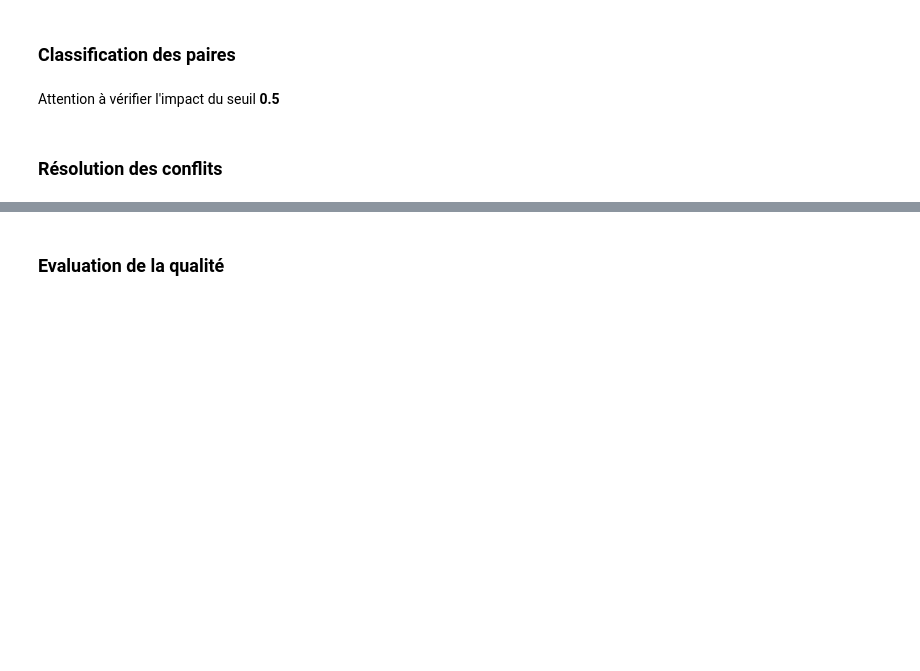
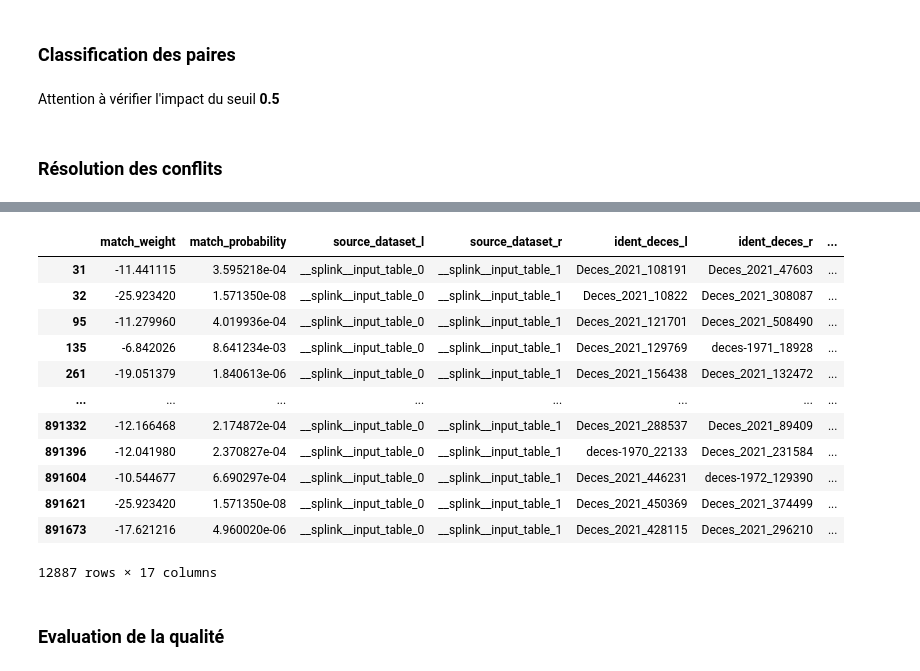
Before and after one commit to jpramil/test_splink_dcd, a Jupyter notebook: appariement_splink_dcd.ipynb, the cells around one changed output, grey strips where cells are left out. Saved outputs shown, nothing was run; the diff lists cells and outputs as text; code cells hidden in the pictures; blank space fills up the shorter version.

```diff
--- a/appariement_splink_dcd.ipynb
+++ b/appariement_splink_dcd.ipynb
@@ -239,3 +240,21 @@ results
+# %%
+pattern = ['match_probability', 'ident_deces', 'nom_etat_civil', 'prenoms_etat_civil', 'lieunaiss', 'jnais_etat_civil', 'mnais_etat_civil']
+res = results.filter(regex=f'^({pattern})', axis=1)
+res[res['match_weight'] < 0.5]
+# %% [output]
+|  | match_weight | match_probability | source_dataset_l | source_dataset_r | ident_deces_l | ident_deces_r | ... |
+| 31 | -11.441115 | 3.595218e-04 | __splink__input_table_0 | __splink__input_table_1 | Deces_2021_108191 | Deces_2021_47603 | ... |
+| 32 | -25.923420 | 1.571350e-08 | __splink__input_table_0 | __splink__input_table_1 | Deces_2021_10822 | Deces_2021_308087 | ... |
+| 95 | -11.279960 | 4.019936e-04 | __splink__input_table_0 | __splink__input_table_1 | Deces_2021_121701 | Deces_2021_508490 | ... |
+| 135 | -6.842026 | 8.641234e-03 | __splink__input_table_0 | __splink__input_table_1 | Deces_2021_129769 | deces-1971_18928 | ... |
+| 261 | -19.051379 | 1.840613e-06 | __splink__input_table_0 | __splink__input_table_1 | Deces_2021_156438 | Deces_2021_132472 | ... |
+| ... | ... | ... | ... | ... | ... | ... | ... |
+| 891332 | -12.166468 | 2.174872e-04 | __splink__input_table_0 | __splink__input_table_1 | Deces_2021_288537 | Deces_2021_89409 | ... |
+| 891396 | -12.041980 | 2.370827e-04 | __splink__input_table_0 | __splink__input_table_1 | deces-1970_22133 | Deces_2021_231584 | ... |
+| 891604 | -10.544677 | 6.690297e-04 | __splink__input_table_0 | __splink__input_table_1 | Deces_2021_446231 | deces-1972_129390 | ... |
+| 891621 | -25.923420 | 1.571350e-08 | __splink__input_table_0 | __splink__input_table_1 | Deces_2021_450369 | Deces_2021_374499 | ... |
+| 891673 | -17.621216 | 4.960020e-06 | __splink__input_table_0 | __splink__input_table_1 | Deces_2021_428115 | Deces_2021_296210 | ... |
+12887 rows × 17 columns
 # %% [markdown]
 ### Evaluation de la qualité
 # %%
```
Also changed, not shown: parts of 16 cells of this notebook.
